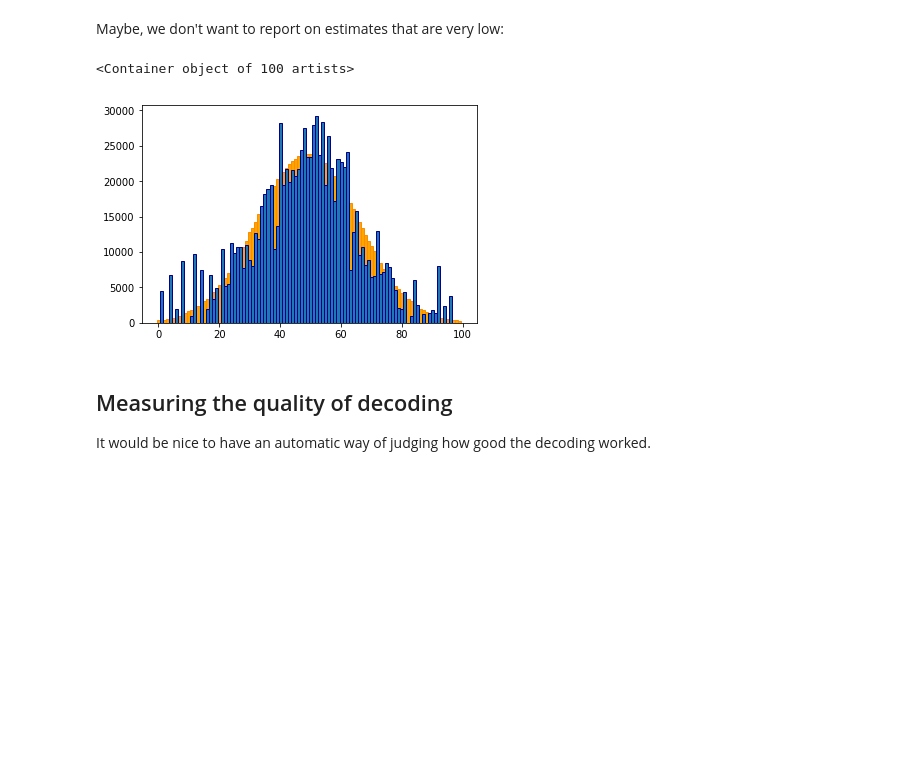
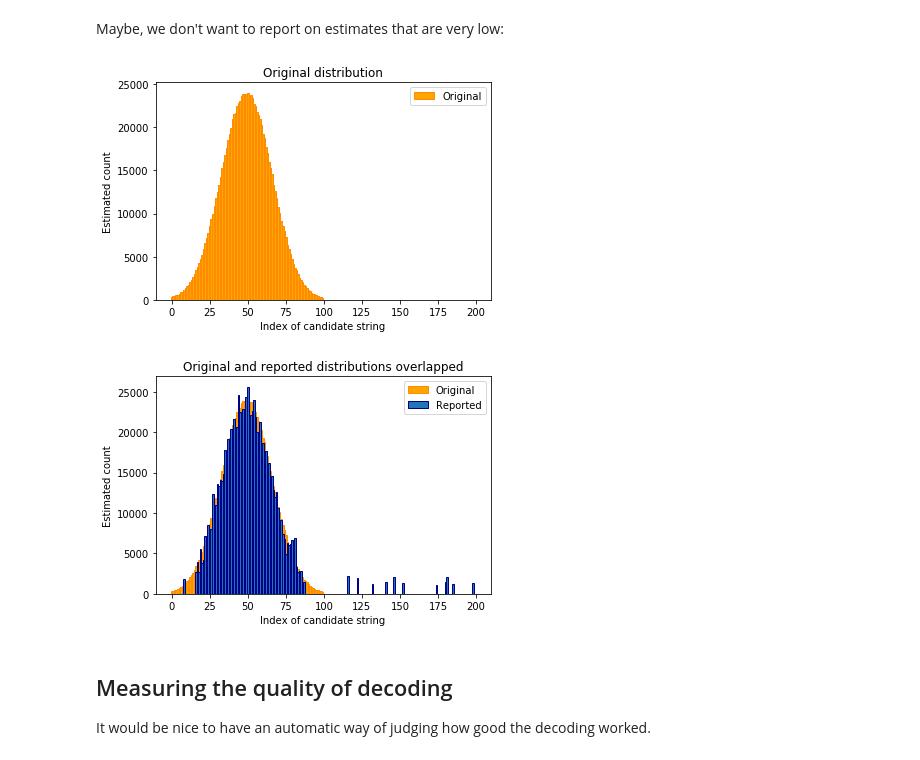
Before and after one commit to mozilla/rappor-aggregator, a Jupyter notebook: RAPPOR.ipynb, the cells around one changed output. Saved outputs shown, nothing was run; the diff lists cells and outputs as text; code cells hidden in the pictures; blank space fills up the shorter version.

```diff
--- a/RAPPOR.ipynb
+++ b/RAPPOR.ipynb
@@ -549,0 +588,2 @@ reported = np.where(coef_mean > (cut_off_factor * coef_std + 1e-6))[0]
+# %%
+estimates, reported_candidates = get_analysis_estimates(coefs, N)
@@ -589,6 +654,11 @@ import matplotlib.pyplot as plt
 # %%
 from collections import Counter
 # %%
-true_data = DataFrame.from_csv(base + "1/case_true_values.csv")
-counts = dict(Counter(true_data["value"]))
-original = [counts['v%d' % i] for i in range(1, 101)]
+def load_original_data(true_values_path):
+    true_data = DataFrame.from_csv(true_values_path)
+    counts = dict(Counter(true_data["value"]))
+    original = [counts['v%d' % i] for i in range(1, 101)]
+
+    original = np.array(original + [0] * (M - len(original)))
+
+    return original
@@ -602,2 +665,4 @@ plt.bar(range(M), original, width=1., color='orange', edgecolor='darkorange')
+# %%
+original = load_original_data(TRUE_VALUES_PATH)
 # %% [markdown]
 ### Plotting the reported data
@@ -611,9 +673,27 @@ Maybe, we don't want to report on estimates that are very low:
-# %%
-plt.bar(range(M), original, width=1., color='orange', edgecolor='darkorange')
-plt.bar(range(M), total, width=1., edgecolor='darkblue')
-# %% [output]
-<Container object of 100 artists>
-[figure, removed]
+# %%
+def generate_plots(original, estimates):
+    x_label = "Index of candidate string"
+    y_label = "Estimated count"
+
+    original_bar = plt.bar(range(M), original, width=1., color='orange', edgecolor='darkorange')
+    plt.title("Original distribution")
+    plt.xlabel(x_label)
+    plt.ylabel(y_label)
+    plt.legend([original_bar], ["Original"])
+    plt.show()
+
+    original_bar = plt.bar(range(M), original, width=1., color='orange', edgecolor='darkorange')
+    reported_bar = plt.bar(range(M), estimates, width=1., edgecolor='darkblue')
+    plt.title("Original and reported distributions overlapped")
+    plt.xlabel(x_label)
+    plt.ylabel(y_label)
+    plt.legend([original_bar, reported_bar], ["Original", "Reported"])
+    plt.show()
+# %%
+generate_plots(original, estimates)
+# %% [output]
+[figure, added]
+[figure, added]
 # %% [markdown]
 ## Measuring the quality of decoding
 
```
Also changed, not shown: parts of 69 cells of this notebook.
